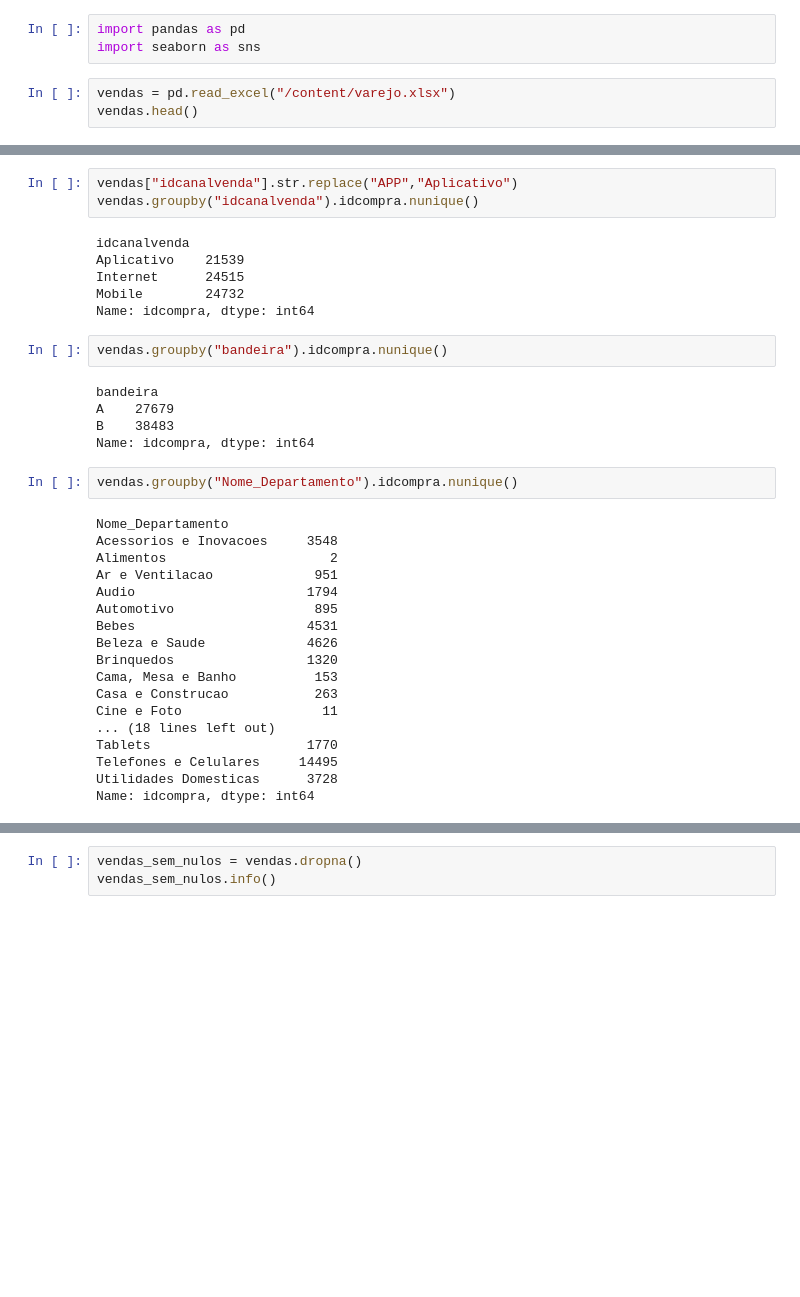
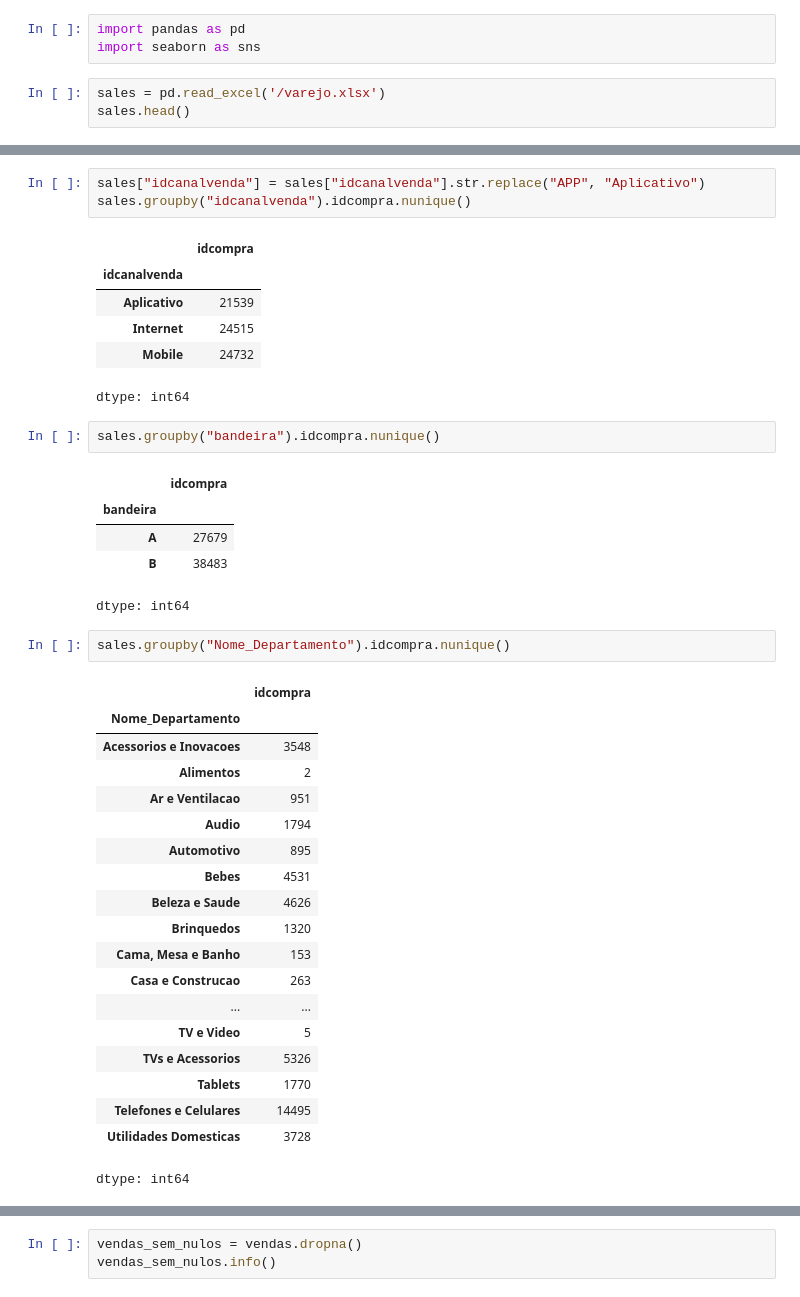
Before and after one commit to RaulSaa/Bibliotecas_Pandas, a Jupyter notebook: Case_2_Varejo.ipynb, the cells around one changed output, grey strips where cells are left out. Cells and saved outputs as stored; diff of their text form; blank space fills up the shorter version.

```diff
--- a/Case_2_Varejo.ipynb
+++ b/Case_2_Varejo.ipynb
@@ -6,8 +6,8 @@
 import pandas as pd
 import seaborn as sns
 # %%
-vendas = pd.read_excel("/content/varejo.xlsx")
-vendas.head()
+sales = pd.read_excel('/varejo.xlsx')
+sales.head()
 # %% [output]
 |  | idcompra | idcanalvenda | bandeira | Data | Preço | Preço_com_frete | Nome_Departamento | estado | ... |
 | 0 | 393835 | Mobile | A | 2023-03-05 | 1582.560 | 791.280 | Telefones e Celulares | SP | ... |
@@ -46,37 +47,41 @@ Name: idcompra, dtype: int64
 # %%
-vendas["idcanalvenda"].str.replace("APP","Aplicativo")
-vendas.groupby("idcanalvenda").idcompra.nunique()
+sales["idcanalvenda"] = sales["idcanalvenda"].str.replace("APP", "Aplicativo")
+sales.groupby("idcanalvenda").idcompra.nunique()
 # %% [output]
+|  | idcompra |
+| idcanalvenda |  |
+| Aplicativo | 21539 |
+| Internet | 24515 |
+| Mobile | 24732 |
-idcanalvenda
-Aplicativo    21539
-Internet      24515
-Mobile        24732
-Name: idcompra, dtype: int64
+dtype: int64
 # %%
-vendas.groupby("bandeira").idcompra.nunique()
+sales.groupby("bandeira").idcompra.nunique()
 # %% [output]
+|  | idcompra |
+| bandeira |  |
+| A | 27679 |
+| B | 38483 |
-bandeira
-A    27679
-B    38483
-Name: idcompra, dtype: int64
+dtype: int64
 # %%
-vendas.groupby("Nome_Departamento").idcompra.nunique()
+sales.groupby("Nome_Departamento").idcompra.nunique()
 # %% [output]
+|  | idcompra |
+| Nome_Departamento |  |
+| Acessorios e Inovacoes | 3548 |
+| Alimentos | 2 |
+| Ar e Ventilacao | 951 |
+| Audio | 1794 |
+| Automotivo | 895 |
+| Bebes | 4531 |
+| Beleza e Saude | 4626 |
+| Brinquedos | 1320 |
+| Cama, Mesa e Banho | 153 |
+| Casa e Construcao | 263 |
+| ... | ... |
+| TV e Video | 5 |
+| TVs e Acessorios | 5326 |
+| Tablets | 1770 |
+| Telefones e Celulares | 14495 |
+| Utilidades Domesticas | 3728 |
-Nome_Departamento
-Acessorios e Inovacoes     3548
-Alimentos                     2
-Ar e Ventilacao             951
-Audio                      1794
-Automotivo                  895
-Bebes                      4531
-Beleza e Saude             4626
-Brinquedos                 1320
-Cama, Mesa e Banho          153
-Casa e Construcao           263
-Cine e Foto                  11
-... (18 lines left out)
-Tablets                    1770
-Telefones e Celulares     14495
-Utilidades Domesticas      3728
-Name: idcompra, dtype: int64
+dtype: int64
 # %%
```
Also changed, not shown: parts of 24 cells of this notebook.
